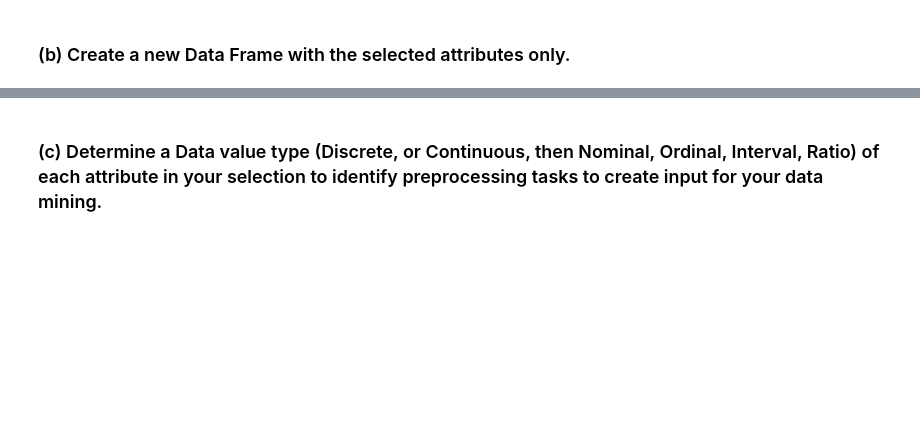
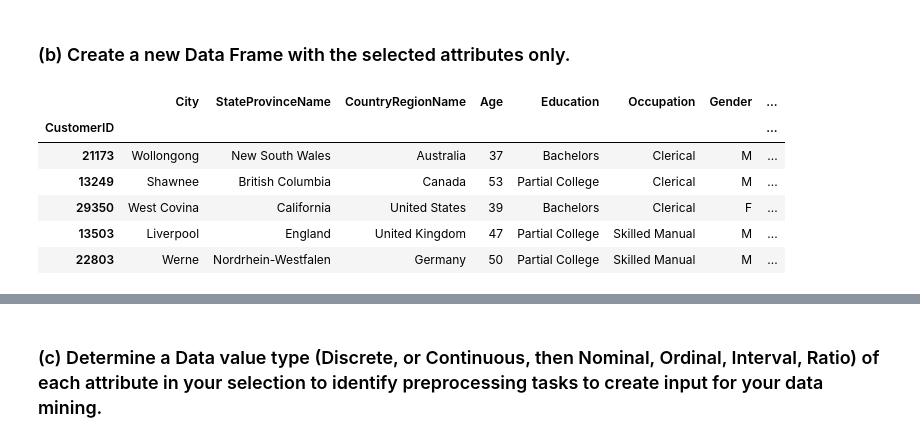
Before and after one commit to ikabrain/UML501-IKANSH-MAHAJAN-102303754-LabAssignments, a Jupyter notebook: ML_assign2.ipynb, the cells around one changed output, grey strips where cells are left out. Cells and saved outputs as stored; diff of their text form; code cells hidden in the pictures; blank space fills up the shorter version.

```diff
--- a/ML_assign2.ipynb
+++ b/ML_assign2.ipynb
@@ -83,2 +121,38 @@ df_test_regress.head()
 # %% [markdown]
 ### (b) Create a new Data Frame with the selected attributes only.
+# %%
+removed_features = [
+    "Title",
+    "FirstName",
+    "MiddleName",
+    "LastName",
+    "Suffix",
+    "AddressLine1",
+    "AddressLine2",
+    "PostalCode",
+    "PhoneNumber",
+    "LastUpdated",
+]
+# %%
+from datetime import date
+def calculate_age(born):
+    today = date.today()
+    return today.year - born.year - ((today.month, today.day) < (born.month, born.day))
+# %%
+df_train_new = df_train.drop(removed_features, axis=1)
+
+df_train_new["BirthDate"] = pd.to_datetime(df_train_new["BirthDate"])
+df_train_new["BirthDate"] = df_train_new["BirthDate"].apply(calculate_age)
+df_train_new.rename(columns={"BirthDate": "Age"}, inplace=True)
+
+df_train_new["YearlyIncome"] = df_train_new["YearlyIncome"].astype(float)
+
+df_train_new.head()
+# %% [output]
+|  | City | StateProvinceName | CountryRegionName | Age | Education | Occupation | Gender | ... |
+| CustomerID |  |  |  |  |  |  |  | ... |
+| 21173 | Wollongong | New South Wales | Australia | 37 | Bachelors | Clerical | M | ... |
+| 13249 | Shawnee | British Columbia | Canada | 53 | Partial College | Clerical | M | ... |
+| 29350 | West Covina | California | United States | 39 | Bachelors | Clerical | F | ... |
+| 13503 | Liverpool | England | United Kingdom | 47 | Partial College | Skilled Manual | M | ... |
+| 22803 | Werne | Nordrhein-Westfalen | Germany | 50 | Partial College | Skilled Manual | M | ... |
```
Also changed, not shown: parts of 10 cells of this notebook.
